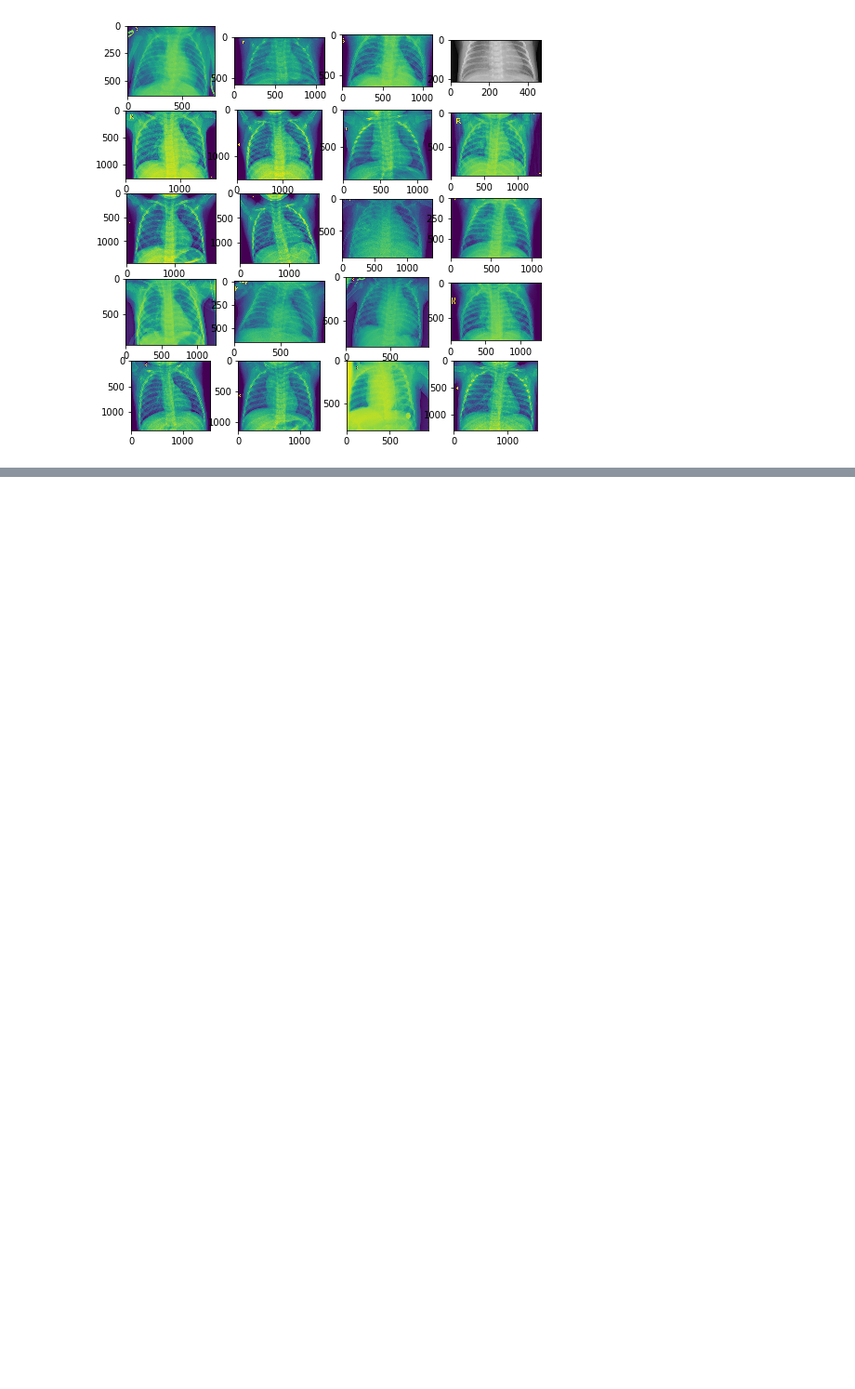
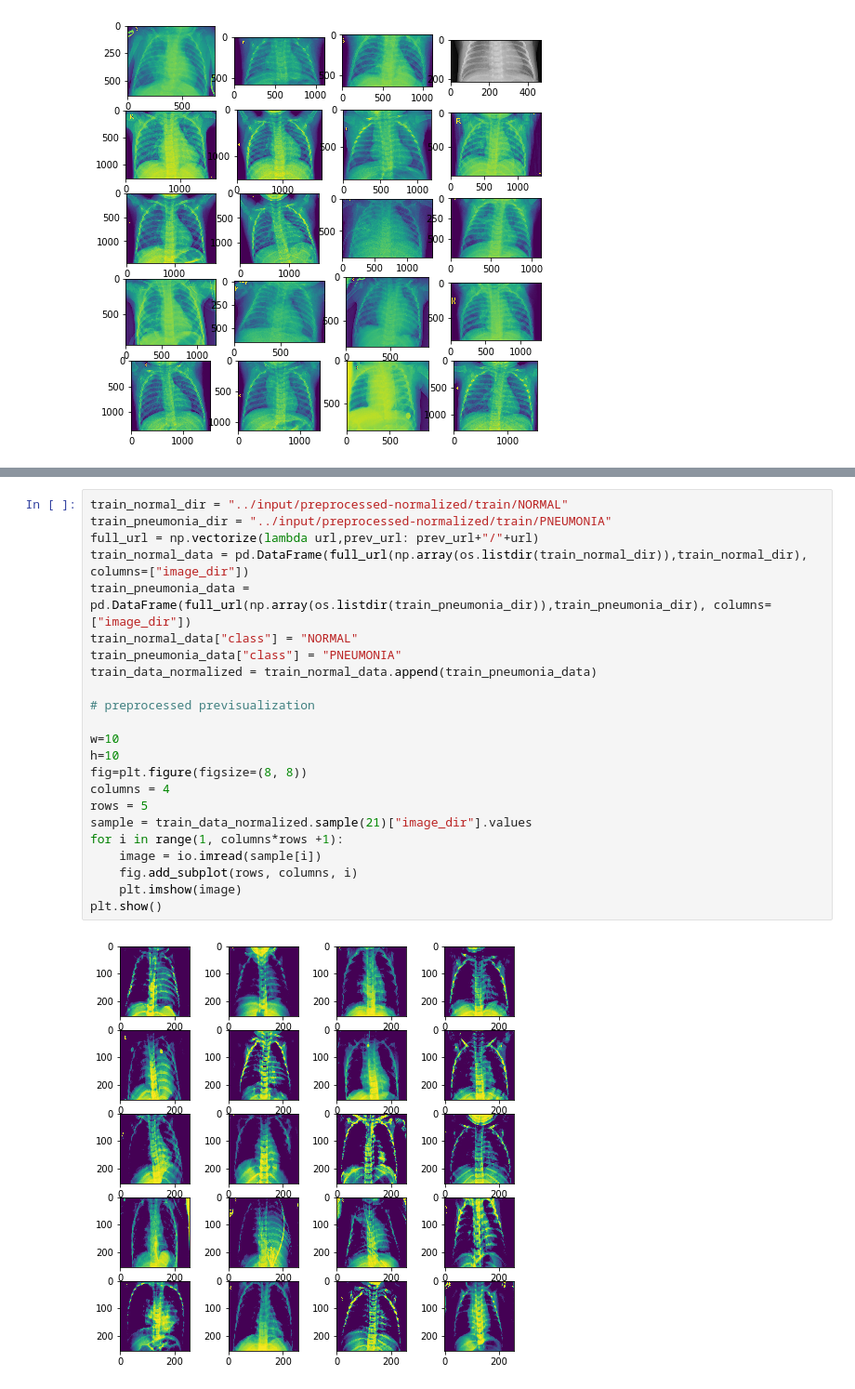
Before and after one commit to liu3xing3long/chest-xray, a Jupyter notebook: analisis/analisis.ipynb, the cells around one changed output, grey strips where cells are left out. Shown: that part at 93% size. Cells and saved outputs as stored; diff of their text form; blank space fills up the shorter version.

```diff
--- a/analisis/analisis.ipynb
+++ b/analisis/analisis.ipynb
@@ -97,0 +112,25 @@ plt.show()
+# %%
+train_normal_dir = "../input/preprocessed-normalized/train/NORMAL"
+train_pneumonia_dir = "../input/preprocessed-normalized/train/PNEUMONIA"
+full_url = np.vectorize(lambda url,prev_url: prev_url+"/"+url)
+train_normal_data = pd.DataFrame(full_url(np.array(os.listdir(train_normal_dir)),train_normal_dir), columns=["image_dir"])
+train_pneumonia_data = pd.DataFrame(full_url(np.array(os.listdir(train_pneumonia_dir)),train_pneumonia_dir), columns=["image_dir"])
+train_normal_data["class"] = "NORMAL"
+train_pneumonia_data["class"] = "PNEUMONIA"
+train_data_normalized = train_normal_data.append(train_pneumonia_data)
+
+# preprocessed previsualization
+
+w=10
+h=10
+fig=plt.figure(figsize=(8, 8))
+columns = 4
+rows = 5
+sample = train_data_normalized.sample(21)["image_dir"].values
+for i in range(1, columns*rows +1):
+    image = io.imread(sample[i])
+    fig.add_subplot(rows, columns, i)
+    plt.imshow(image)
+plt.show()
+# %% [output]
+[figure, added]
```
Also changed, not shown: parts of 4 cells of this notebook, 5 other files.
